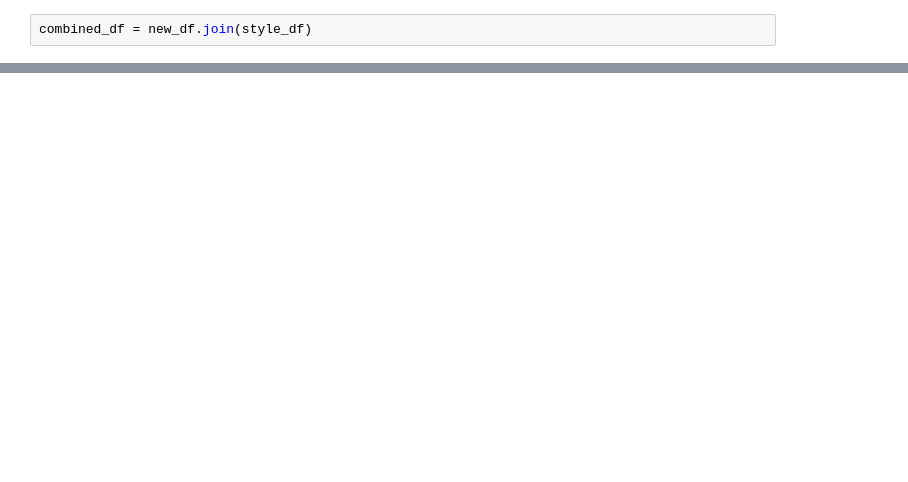
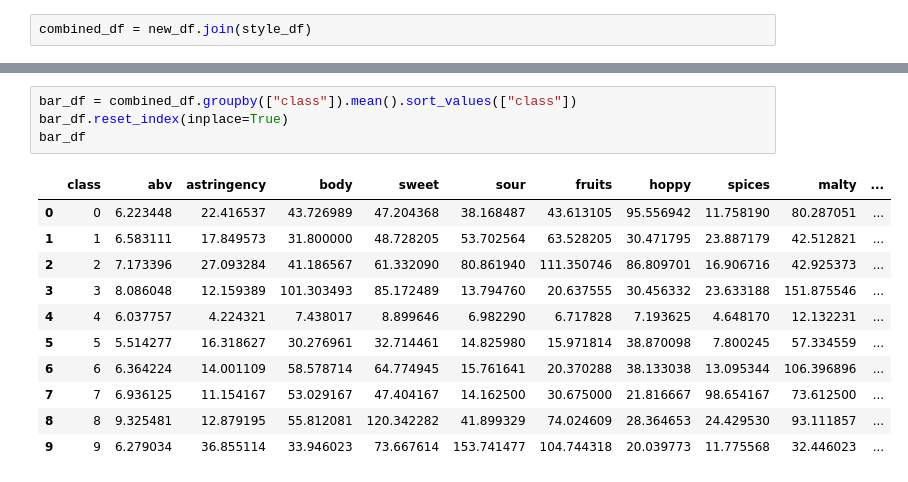
Before and after one commit to curtissmith291/final_project, a Jupyter notebook: preprocessing_EDA.ipynb, the cells around one changed output, grey strips where cells are left out. Cells and saved outputs as stored; diff of their text form; blank space fills up the shorter version.

Commit message:
performed k-means and added visualizations

```diff
--- a/preprocessing_EDA.ipynb
+++ b/preprocessing_EDA.ipynb
@@ -282,0 +235,16 @@ combined_df.head(50)
+# %%
+bar_df = combined_df.groupby(["class"]).mean().sort_values(["class"])
+bar_df.reset_index(inplace=True)
+bar_df
+# %% [output]
+|  | class | abv | astringency | body | sweet | sour | fruits | hoppy | spices | malty | ... |
+| 0 | 0 | 6.223448 | 22.416537 | 43.726989 | 47.204368 | 38.168487 | 43.613105 | 95.556942 | 11.758190 | 80.287051 | ... |
+| 1 | 1 | 6.583111 | 17.849573 | 31.800000 | 48.728205 | 53.702564 | 63.528205 | 30.471795 | 23.887179 | 42.512821 | ... |
+| 2 | 2 | 7.173396 | 27.093284 | 41.186567 | 61.332090 | 80.861940 | 111.350746 | 86.809701 | 16.906716 | 42.925373 | ... |
+| 3 | 3 | 8.086048 | 12.159389 | 101.303493 | 85.172489 | 13.794760 | 20.637555 | 30.456332 | 23.633188 | 151.875546 | ... |
+| 4 | 4 | 6.037757 | 4.224321 | 7.438017 | 8.899646 | 6.982290 | 6.717828 | 7.193625 | 4.648170 | 12.132231 | ... |
+| 5 | 5 | 5.514277 | 16.318627 | 30.276961 | 32.714461 | 14.825980 | 15.971814 | 38.870098 | 7.800245 | 57.334559 | ... |
+| 6 | 6 | 6.364224 | 14.001109 | 58.578714 | 64.774945 | 15.761641 | 20.370288 | 38.133038 | 13.095344 | 106.396896 | ... |
+| 7 | 7 | 6.936125 | 11.154167 | 53.029167 | 47.404167 | 14.162500 | 30.675000 | 21.816667 | 98.654167 | 73.612500 | ... |
+| 8 | 8 | 9.325481 | 12.879195 | 55.812081 | 120.342282 | 41.899329 | 74.024609 | 28.364653 | 24.429530 | 93.111857 | ... |
+| 9 | 9 | 6.279034 | 36.855114 | 33.946023 | 73.667614 | 153.741477 | 104.744318 | 20.039773 | 11.775568 | 32.446023 | ... |
```
Also changed, not shown: parts of 45 cells of this notebook.
